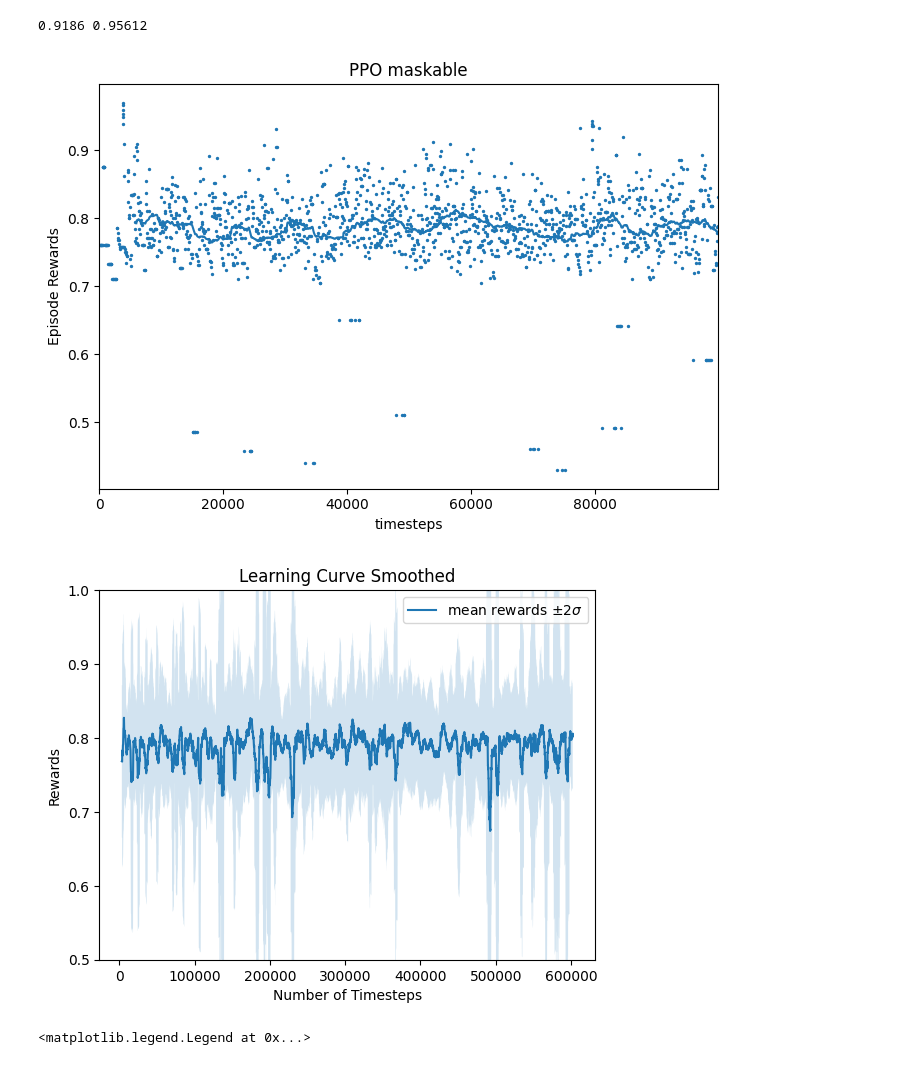
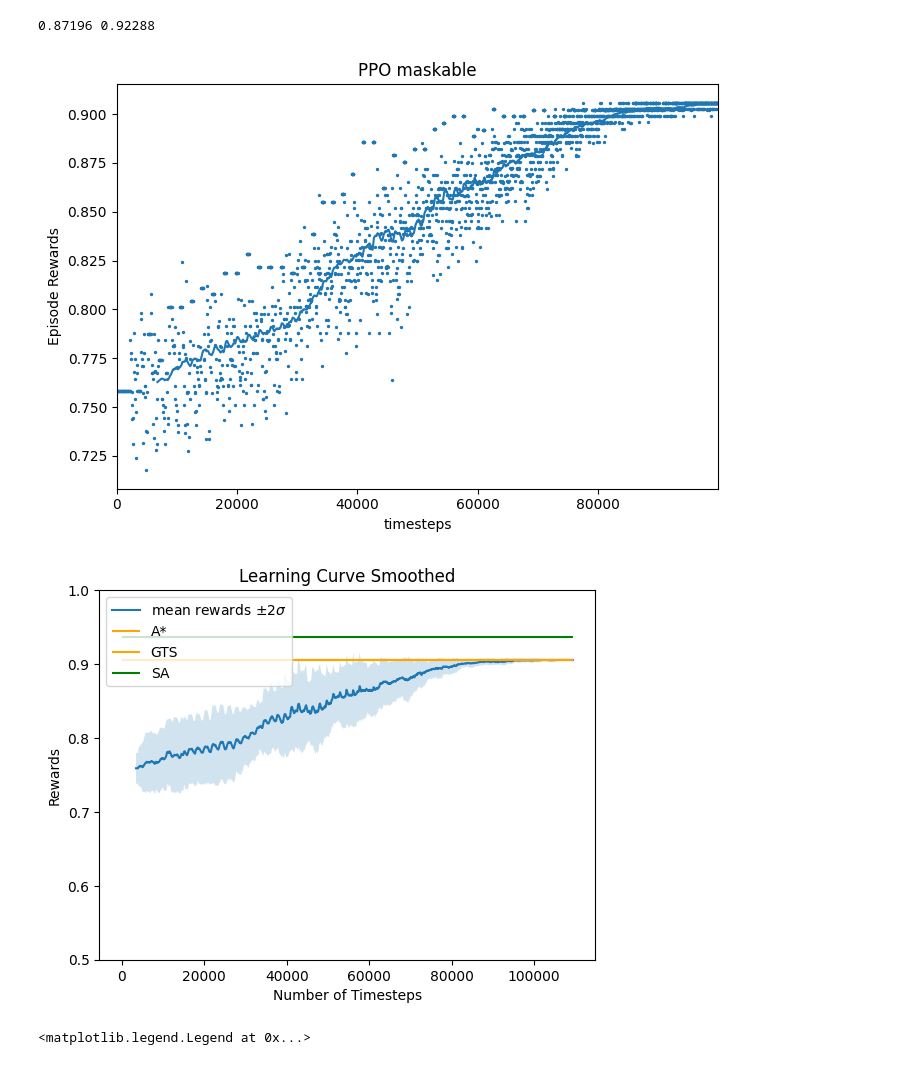
Before and after one commit to Farid-Najar/TransportersDilemma, a Jupyter notebook: RL/notebook.ipynb, the cells around one changed output. Saved outputs shown, nothing was run; the diff lists cells and outputs as text; code cells hidden in the pictures.

```diff
--- a/RL/notebook.ipynb
+++ b/RL/notebook.ipynb
@@ -9,6 +9,7 @@ from copy import deepcopy
 sys.path.insert(1, '/Users/faridounet/PhD/TransportersDilemma')
 import numpy as np
 
+import seaborn as sns
 import matplotlib.pyplot as plt
 
 from sb3_contrib.ppo_mask import MaskablePPO
@@ -21,10 +22,11 @@ from sb3_contrib.common.maskable.utils import get_action_masks
 import pickle
 
 i_id = 0
-with open('game.pkl', 'rb') as f:
+K = 100
+with open(f'game_K{K}.pkl', 'rb') as f:
     g = pickle.load(f)
-routes = np.load('routes.npy')
-dests = np.load('destinations.npy')
+routes = np.load(f'routes_K{K}.npy')
+dests = np.load(f'destinations_K{K}.npy')
 env = RemoveActionEnv(game = g, saved_routes = routes, saved_dests=dests,
                     #   obs_mode='action',
                     action_mode = 'all_nodes',
@@ -160,7 +157,7 @@ omitted :  22
 # %%
 print(r_model, r_SA)
 # %% [output]
-0.9186 0.95612
+0.87196 0.92288
 # %%
 from stable_baselines3.common.results_plotter import load_results, ts2xy
 from stable_baselines3.common import results_plotter
@@ -200,9 +197,9 @@ def plot_results(log_folder, title="Learning Curve", show_hlines = False):
     if show_hlines:
         plt.hlines(r_A, 0, x[-1], label='A*', colors='orange')
         plt.hlines(r_GTS, 0, x[-1], label='GTS', colors='orange')
-        plt.hlines(r_model, 0, x[-1], label='model', colors='red')
-        plt.hlines((r_SA+1e5)/1e5, 0, x[-1], label='SA', colors='green')
         plt.hlines(r_SA, 0, x[-1], label='SA', colors='green')
+        # plt.hlines(r_model, 0, x[-1], label='model', colors='red')
+        # plt.hlines((r_SA+1e5)/1e5, 0, x[-1], label='SA', colors='green')
     plt.xlabel("Number of Timesteps")
     plt.ylabel("Rewards")
     plt.ylim((0.5,1))
@@ -210,17 +207,17 @@ def plot_results(log_folder, title="Learning Curve", show_hlines = False):
     plt.legend()
     plt.show()
 # %%
-log_dir = f'ppo_mask/rewardMode(normalized_terminal)_steps(500005)'#_instanceID{i_id}/'
+log_dir = f'ppo_mask/rewardMode(normalized_terminal)_steps(100000)_instanceID{i_id}/'
 # Helper from the library
 results_plotter.plot_results(
     [log_dir], 1e5, results_plotter.X_TIMESTEPS, "PPO maskable", (7, 5)
 )
 # %% [output]
-[figure, old version]
+[figure, new version]
 # %%
-plot_results(log_dir, show_hlines=False)
+plot_results(log_dir, show_hlines=True)
 # %% [output]
-[figure, old version]
+[figure, new version]
 # %%
 log_folder = 'ppo_mask/rewardMode(normalized_terminal)_steps(50000)/'
 x, y = ts2xy(load_results(log_folder), "timesteps")
```
Also changed, not shown: parts of 13 cells of this notebook, 16 other files.
